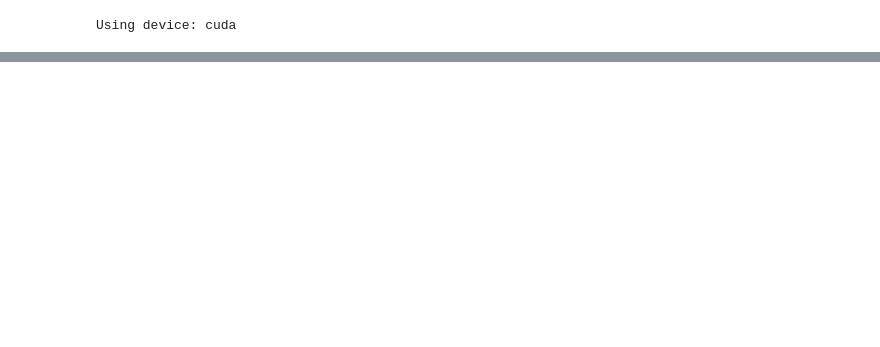
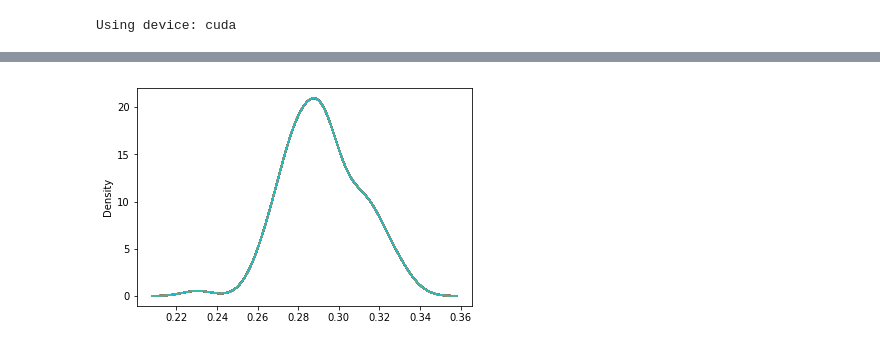
Before and after one commit to chongguo/SimNeuroController, a Jupyter notebook: Note111420.ipynb, the cells around one changed output, grey strips where cells are left out. Drawn from its saved outputs; the diff is of its cells as text; code cells hidden in the pictures; blank space fills up the shorter version.

```diff
--- a/Note111420.ipynb
+++ b/Note111420.ipynb
@@ -24,14 +24,14 @@ print('Using device:', device)
 Using device: cuda
 # %%
 # load up target and source models
-squeezenet_target = models.squeezenet1_0(pretrained=True).features.to(device)
-squeezenet_source = models.squeezenet1_1(pretrained=True).features.to(device)
+squeezenet_target = models.squeezenet1_1(pretrained=True).features
+squeezenet_source = models.squeezenet1_0(pretrained=True).features
 # define basic params
 cnn_layer = 12
 source_units = np.arange(512)
-target_units = np.arange(512)
-img_dim = [256,256,3]
+target_units = np.arange(100)
 # pre-load data into memory for speed
-nimg = 10;
-batch_max = 1;
-hvmdataset = HVMDataset(device,nimg)
+n_data = 5000;
+n_train = 4000;
+n_test = 1000;
+hvmdataset = HVMDataset('cpu',n_data)
@@ -78,0 +125,6 @@ plt.show()
+# %%
+for i in range(100):
+    sns.kdeplot(snet2snet.train_ctr_score)
+plt.show()
+# %% [output]
+[figure, added]
```
Also changed, not shown: parts of 35 cells of this notebook, 22 other files.
